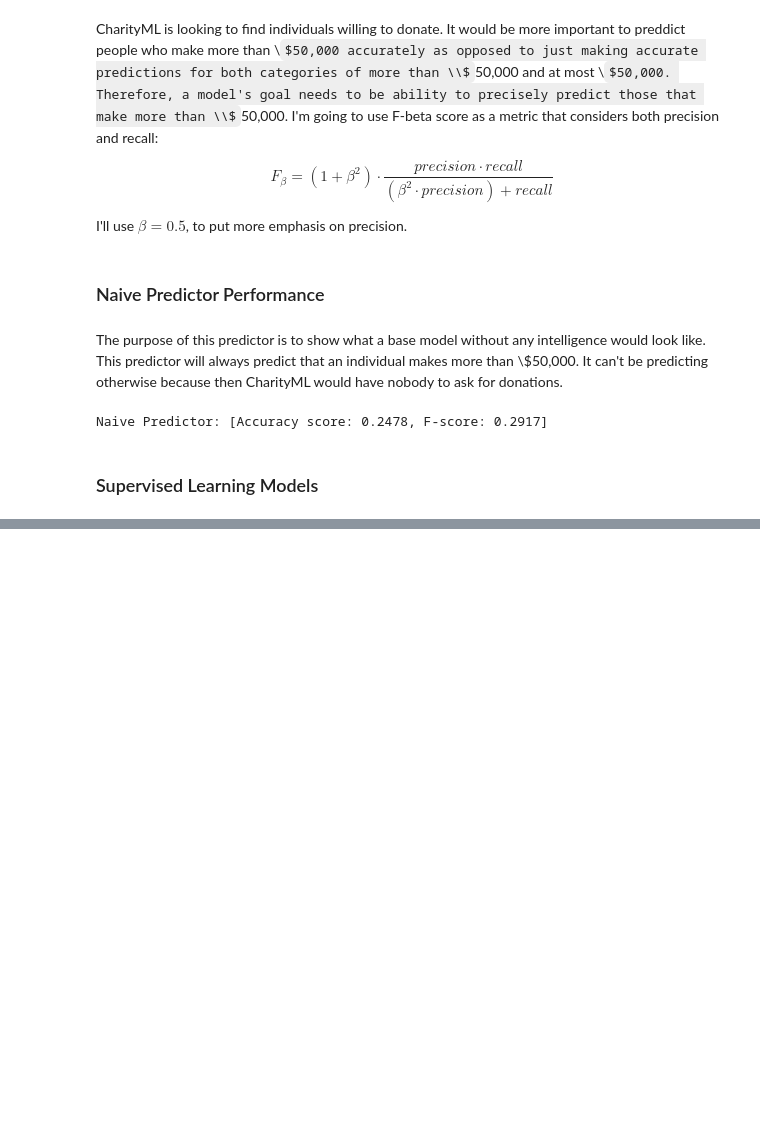
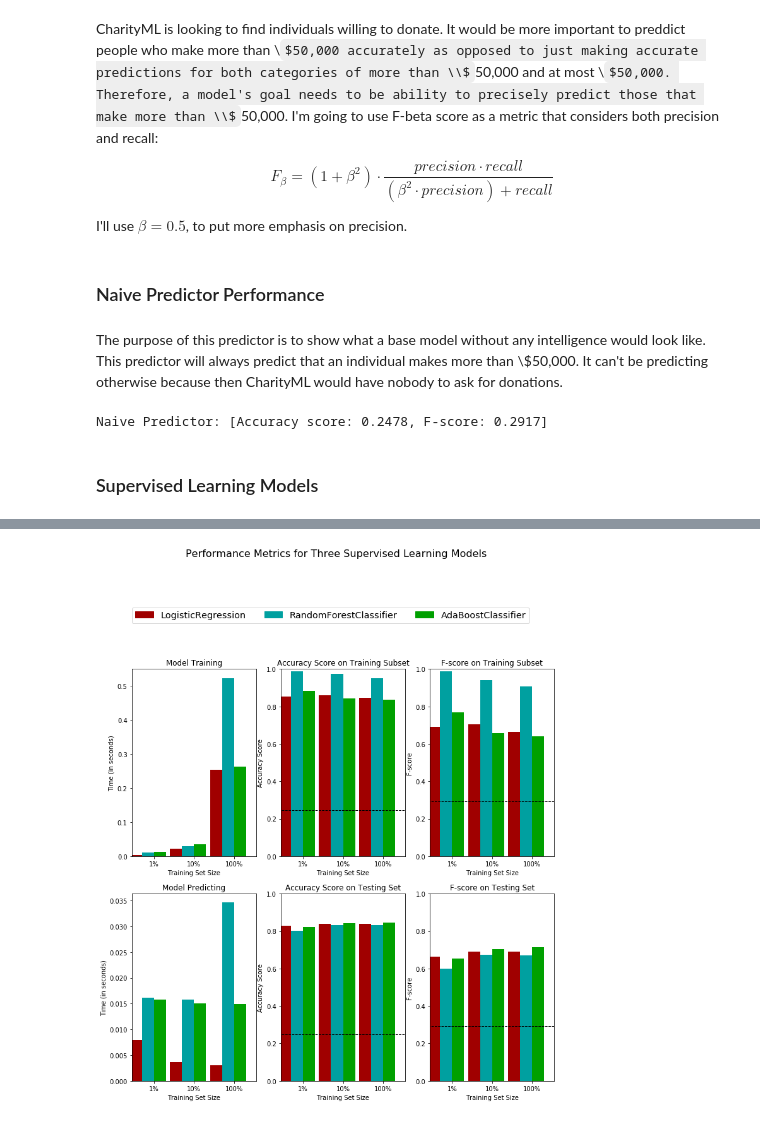
Before and after one commit to dvokinsark/ML-Charity-competition, a Jupyter notebook: finding_donors.ipynb, the cells around one changed output, grey strips where cells are left out. Cells and saved outputs as stored; diff of their text form; code cells hidden in the pictures; some formulas as TeX source; blank space fills up the shorter version.

Commit message:
=feat: add/evaluate supervised learners

```diff
--- a/finding_donors.ipynb
+++ b/finding_donors.ipynb
@@ -200,0 +264,29 @@ Naive Predictor: [Accuracy score: 0.2478, F-score: 0.2917]
+# %%
+# import the supervised learning models
+from sklearn.ensemble import RandomForestClassifier
+from sklearn.ensemble import AdaBoostClassifier
+from sklearn.linear_model import LogisticRegression
+
+# initialize three models
+clf_A = LogisticRegression(solver='liblinear', random_state = 1)
+clf_B = RandomForestClassifier(n_estimators=10, random_state = 1)
+clf_C = AdaBoostClassifier(n_estimators=10, random_state = 1)
+
+# calculate number of samples for 1%, 10%, and 100% of the training data
+samples_100 = len(y_train)
+samples_10 = int(samples_100*0.10)
+samples_1 = int(samples_100*0.01)
+
+# collect results on the learners
+results = {}
+for clf in [clf_A, clf_B, clf_C]:
+    clf_name = clf.__class__.__name__
+    results[clf_name] = {}
+    for i, samples in enumerate([samples_1, samples_10, samples_100]):
+        results[clf_name][i] = \
+        train_predict(clf, samples, X_train, y_train, X_test, y_test)
+
+# run metric visualization for the models
+vs.evaluate(results, accuracy, fscore)
+# %% [output]
+[figure, added]
```
Also changed, not shown: parts of 2 cells of this notebook, 1 other file.
